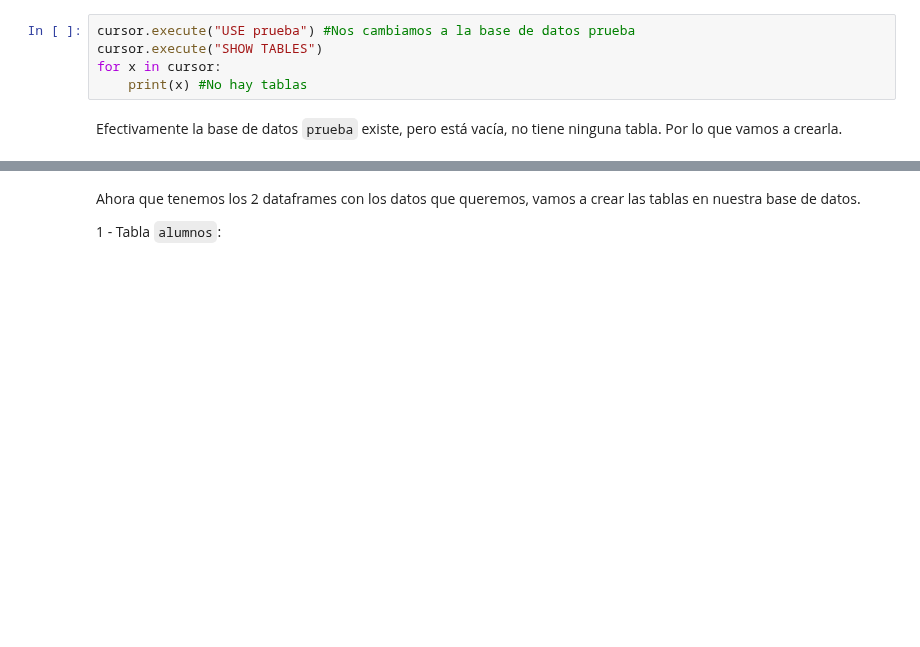
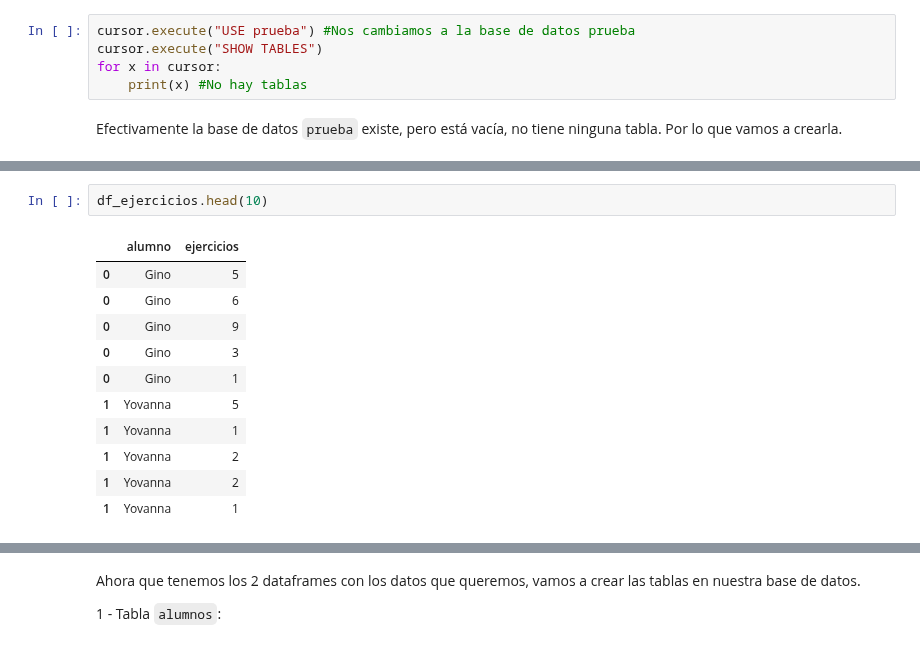
Before and after one commit to zamaestre/Apuntes_Data_Junio24, a Jupyter notebook: Materiales/DB con Python/1.1 - Conectando con DB.ipynb, the cells around one changed output, grey strips where cells are left out. Cells and saved outputs as stored; diff of their text form; blank space fills up the shorter version.

```diff
--- a/Materiales/DB con Python/1.1 - Conectando con DB.ipynb
+++ b/Materiales/DB con Python/1.1 - Conectando con DB.ipynb
@@ -128,3 +179,17 @@ df_ejercicios.head()
+# %%
+df_ejercicios.head(10)
+# %% [output]
+|  | alumno | ejercicios |
+| 0 | Gino | 5 |
+| 0 | Gino | 6 |
+| 0 | Gino | 9 |
+| 0 | Gino | 3 |
+| 0 | Gino | 1 |
+| 1 | Yovanna | 5 |
+| 1 | Yovanna | 1 |
+| 1 | Yovanna | 2 |
+| 1 | Yovanna | 2 |
+| 1 | Yovanna | 1 |
 # %%
 df_ejercicios.reset_index(drop=True,inplace=True)
 df_ejercicios.head(10)
```
Also changed, not shown: parts of 32 cells of this notebook.
